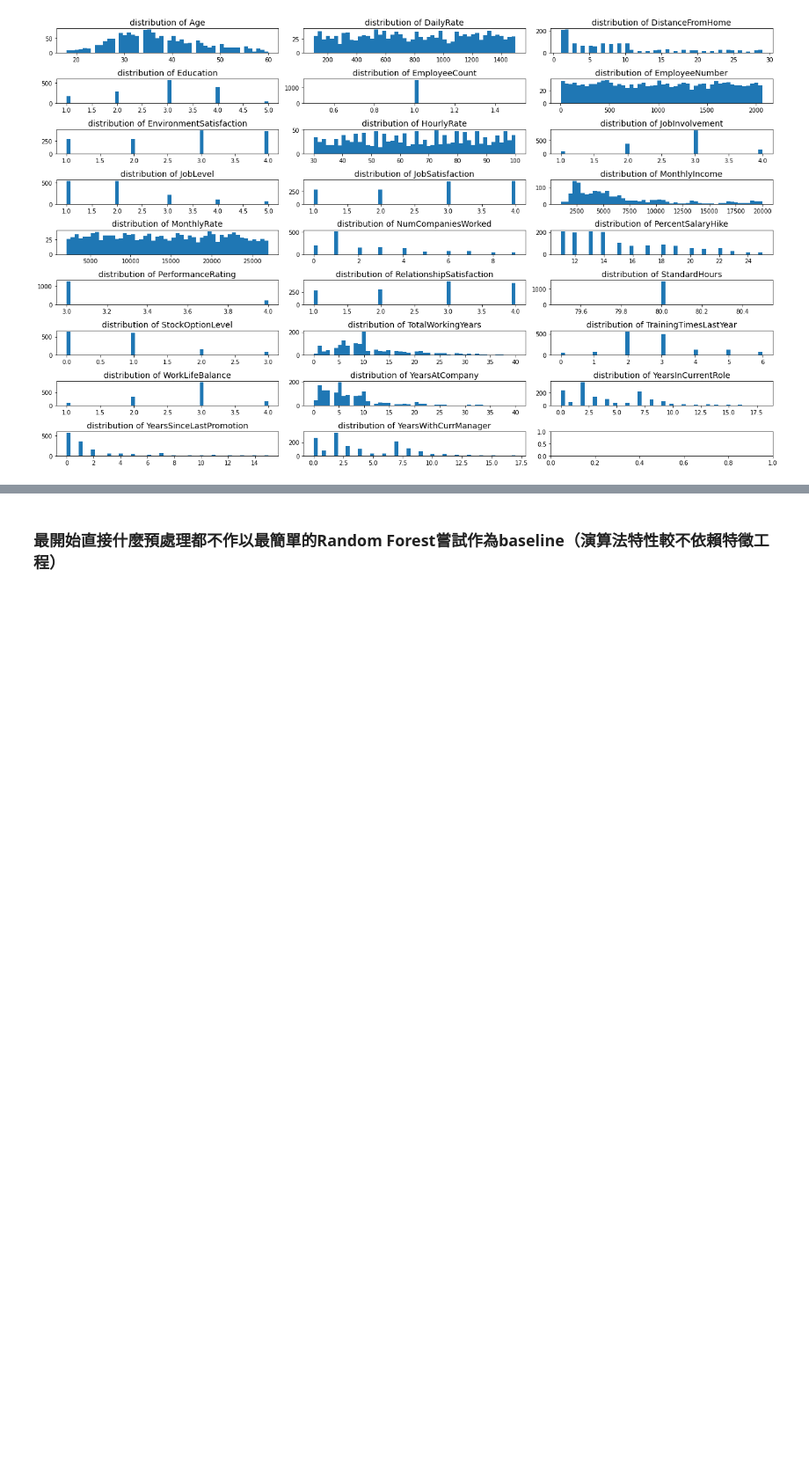
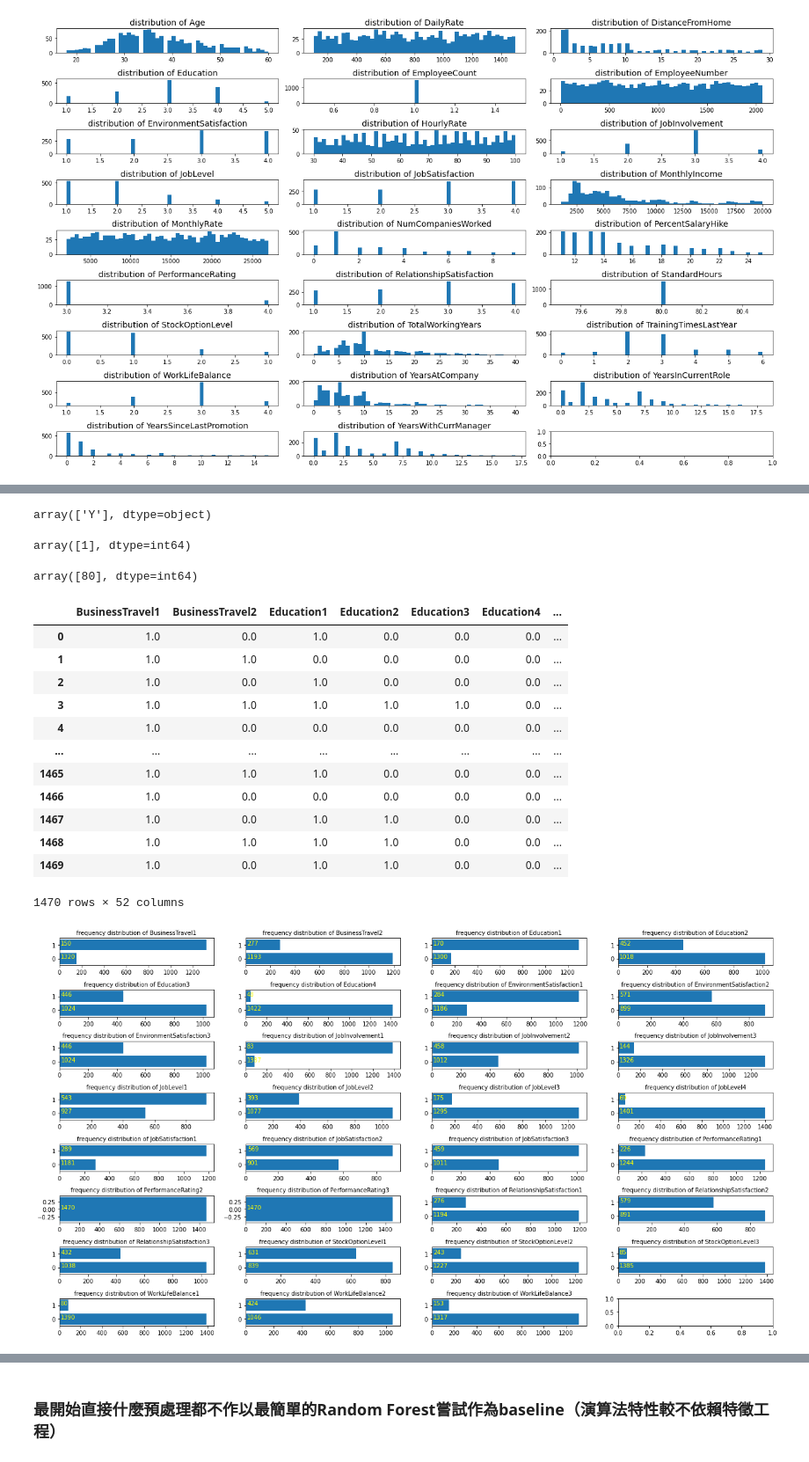
Before and after one commit to tingjhenjiang/jobreview1, a Jupyter notebook: 1111DataModeling_202207.ipynb, the cells around one changed output, grey strips where cells are left out. Shown at 88% size. Cells and saved outputs as stored; diff of their text form; code cells hidden in the pictures; blank space fills up the shorter version.

```diff
--- a/1111DataModeling_202207.ipynb
+++ b/1111DataModeling_202207.ipynb
@@ -34,7 +38,7 @@ for col in srcdf.columns:
     print(f'number of missing value at column {col} > 0')
   if col=='Attrition':
     pass
-  elif srcdf[col].dtype=='object':
+  elif srcdf[col].dtype in ['object','category']:
     categoricalVars.append(col)
     print('column {} has {} levels'.format(col, len(srcdf[col].unique()) ))
   else:
@@ -210 +165,54 @@ plotVarsDist(ovDFs.astype('category'),vartype='catg', nSubplotCols=4, figsize=(1
+# %%
+#沒有變異的變數
+checkvars = ['Over18','EmployeeCount','StandardHours']
+for checkvar in checkvars:
+    display(srcdf[checkvar].unique())
+cleanedsrcdf = {'0dropped':srcdf.drop(columns=checkvars)}
+try:
+    continueousVars.remove('EmployeeCount')
+    continueousVars.remove('StandardHours')
+    categoricalVars.remove('Over18')
+    categoricalVars.remove('BusinessTravel')
+except:
+    pass
+
+#次序資料
+#重新編碼BusinessTravel欄位
+cleanedsrcdf['0dropped'] = cleanedsrcdf['0dropped'].replace({'Non-Travel':0,'Travel_Rarely':1,'Travel_Frequently':2})
+ordinalVarsLevels = {'BusinessTravel':3,'Education':5,'EnvironmentSatisfaction':4,'JobInvolvement':4,'JobLevel':5,'JobSatisfaction':4,'PerformanceRating':4,'RelationshipSatisfaction':4,'StockOptionLevel':4,'WorkLifeBalance':4}
+#ordinalVarsLevels = {'BusinessTravel':3,'Education':5,'EnvironmentSatisfaction':4}
+ordinalVars = list(ordinalVarsLevels.keys())
+realContiVars = [col for col in continueousVars if col not in ordinalVars]
+
+cleanedsrcdf['0dropped1ordinaled'] = cleanedsrcdf['0dropped'].loc[:,:]
+cleanedsrcdf['0dropped1ordinaled'].loc[:,ordinalVars] = cleanedsrcdf['0dropped1ordinaled'].loc[:,ordinalVars]-cleanedsrcdf['0dropped1ordinaled'].loc[:,ordinalVars].min()
+ordinalColumnTransformers = []
+for col,levels in ordinalVarsLevels.items():
+    #累積機率的encoding
+    cumulativeOrdinalTransformer = (col+'Condor',mlmodeldefinition.CustomCondorOrdinalEncoder(nclasses=levels),col)
+    ordinalColumnTransformers.append(cumulativeOrdinalTransformer)
+coltransformer = sklearn.compose.ColumnTransformer(ordinalColumnTransformers, remainder='passthrough', verbose_feature_names_out=False).fit(cleanedsrcdf['0dropped1ordinaled'])
+cleanedsrcdf['0dropped1ordinaled'] = pd.DataFrame(data=coltransformer.transform(cleanedsrcdf['0dropped1ordinaled']),columns=coltransformer.get_feature_names_out())
+display(cleanedsrcdf['0dropped1ordinaled'])
+convertedOrdinalVars = [col for col in coltransformer.get_feature_names_out() if col not in realContiVars+categoricalVars]
+#cleanedsrcdf['0dropped1ordinaled'].loc[:,convertedOrdinalVars] = cleanedsrcdf['0dropped1ordinaled'].loc[:,convertedOrdinalVars].astype('category')
+plotVarsDist(cleanedsrcdf['0dropped1ordinaled'].loc[:,convertedOrdinalVars].astype('category'),vartype='catg', nSubplotCols=4, figsize=(18,10), titlefontsize=10)
+# %% [output]
+array(['Y'], dtype=object)
+array([1], dtype=int64)
+array([80], dtype=int64)
+|  | BusinessTravel1 | BusinessTravel2 | Education1 | Education2 | Education3 | Education4 | ... |
+| 0 | 1.0 | 0.0 | 1.0 | 0.0 | 0.0 | 0.0 | ... |
+| 1 | 1.0 | 1.0 | 0.0 | 0.0 | 0.0 | 0.0 | ... |
+| 2 | 1.0 | 0.0 | 1.0 | 0.0 | 0.0 | 0.0 | ... |
+| 3 | 1.0 | 1.0 | 1.0 | 1.0 | 1.0 | 0.0 | ... |
+| 4 | 1.0 | 0.0 | 0.0 | 0.0 | 0.0 | 0.0 | ... |
+| ... | ... | ... | ... | ... | ... | ... | ... |
+| 1465 | 1.0 | 1.0 | 1.0 | 0.0 | 0.0 | 0.0 | ... |
+| 1466 | 1.0 | 0.0 | 0.0 | 0.0 | 0.0 | 0.0 | ... |
+| 1467 | 1.0 | 0.0 | 1.0 | 1.0 | 0.0 | 0.0 | ... |
+| 1468 | 1.0 | 1.0 | 1.0 | 1.0 | 0.0 | 0.0 | ... |
+| 1469 | 1.0 | 0.0 | 1.0 | 1.0 | 0.0 | 0.0 | ... |
+1470 rows × 52 columns
+[figure, added]
 # %% [markdown]
```
Also changed, not shown: parts of 37 cells of this notebook, 3 other files.
